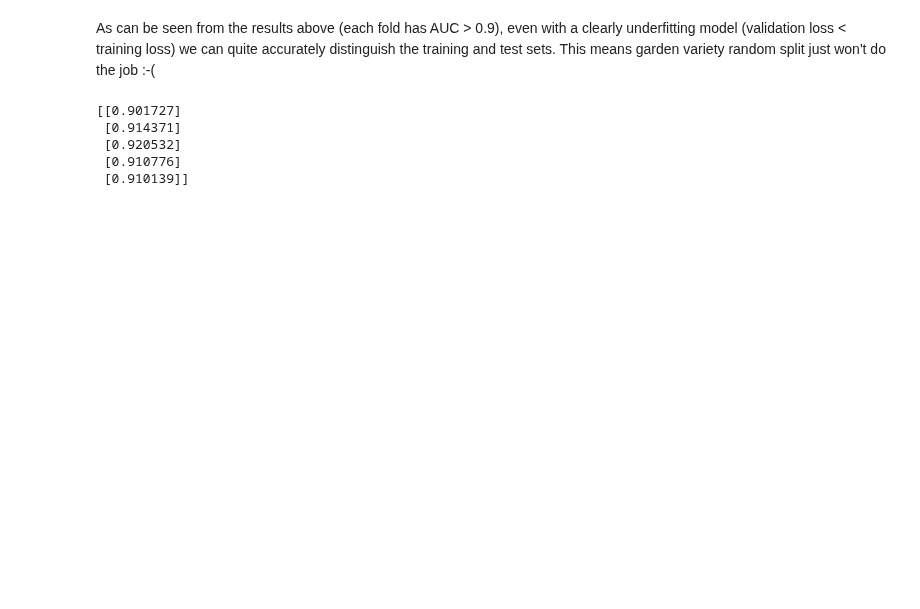
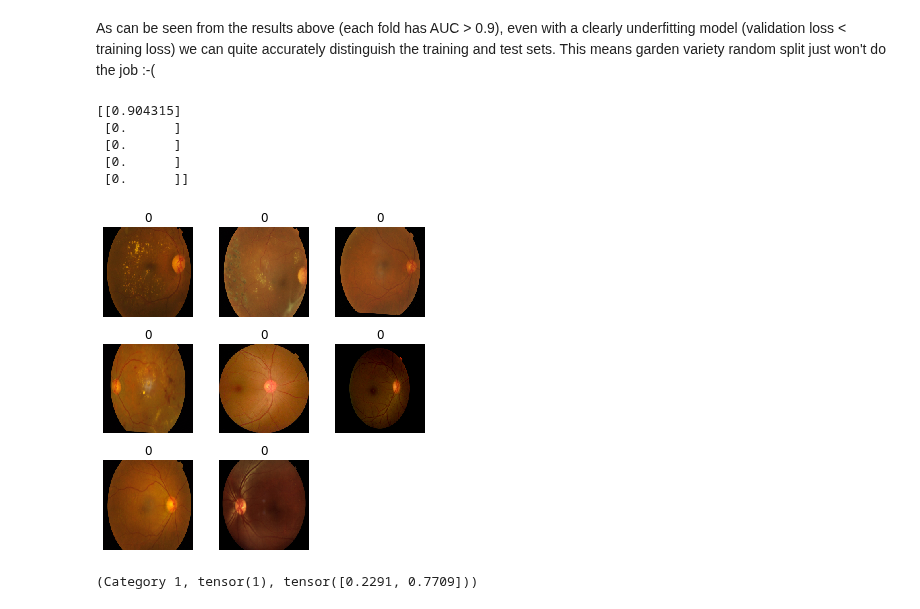
Before and after one commit to pyaf/Image-classification-pytorch, a Jupyter notebook: notebooks/adversarial-validation.ipynb, the cells around one changed output. Cells and saved outputs as stored; diff of their text form; code cells hidden in the pictures; blank space fills up the shorter version.

```diff
--- a/notebooks/adversarial-validation.ipynb
+++ b/notebooks/adversarial-validation.ipynb
@@ -45,7 +49,7 @@ from sklearn.model_selection import KFold
 from sklearn.metrics import roc_auc_score
 # %%
 # settings
-bs = 64
+bs = 8
 sz = 224
 # %%
 # # Making pretrained weights work without needing to find the default filename
@@ -187,8 +195,8 @@ As can be seen from the results above (each fold has AUC > 0.9), even with a cle
 # %%
 print(res)
 # %% [output]
-[[0.901727]
- [0.914371]
- [0.920532]
- [0.910776]
- [0.910139]]
+[[0.904315]
+ [0.      ]
+ [0.      ]
+ [0.      ]
+ [0.      ]]
@@ -194,0 +205,14 @@ print(res)
+# %%
+src = (ImageList.from_df(df=df1,path='./',cols='path')
+    .split_none()
+    .label_from_df(cols='is_test')
+  )
+tfms = None
+data= (src.transform(tfms,size=sz,resize_method=ResizeMethod.SQUISH,padding_mode='zeros')
+    .databunch(bs=bs,num_workers=4)
+    .normalize(imagenet_stats)
+   )
+# %%
+data.show_batch(rows=3, figsize=(5, 5))
+# %% [output]
+[figure, added]
@@ -194,0 +223,4 @@ print(res)
+# %%
+learn.predict(img)
+# %% [output]
+(Category 1, tensor(1), tensor([0.2291, 0.7709]))
```
Also changed, not shown: parts of 22 cells of this notebook, 9 other files.
